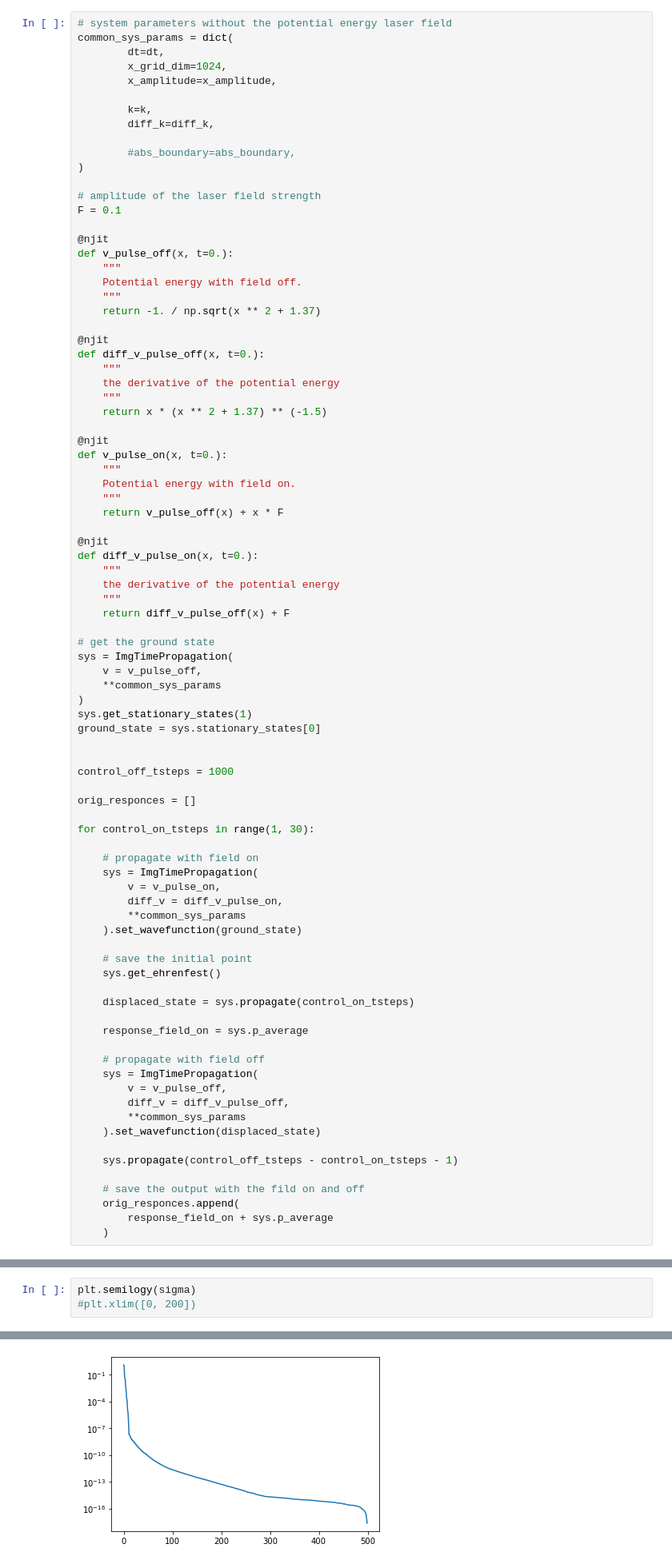
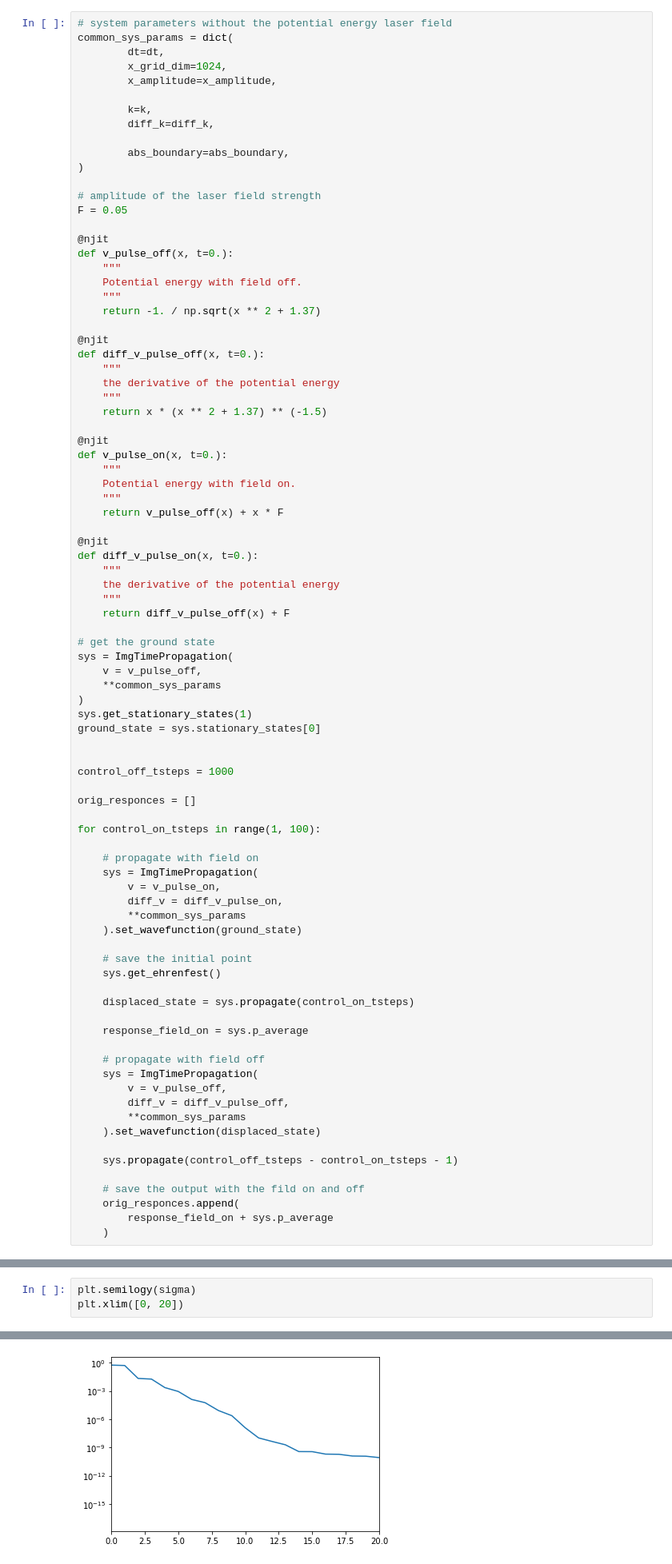
Before and after one commit to dibondar/QSystemIdentification, a Jupyter notebook: sys_id_single_electron_hhg.ipynb, the cells around one changed output, grey strips where cells are left out. Shown: that part at 80% size. Drawn from its saved outputs; the diff is of its cells as text.

```diff
--- a/sys_id_single_electron_hhg.ipynb
+++ b/sys_id_single_electron_hhg.ipynb
@@ -272,11 +273,11 @@ common_sys_params = dict(
         k=k,
         diff_k=diff_k,
 
-        #abs_boundary=abs_boundary,
+        abs_boundary=abs_boundary,
 )
 
 # amplitude of the laser field strength
-F = 0.1
+F = 0.05
 
 @njit
 def v_pulse_off(x, t=0.):
@@ -319,7 +320,7 @@ control_off_tsteps = 1000
 
 orig_responces = []
 
-for control_on_tsteps in range(1, 30):
+for control_on_tsteps in range(1, 100):
 
     # propagate with field on
     sys = ImgTimePropagation(
@@ -376,4 +381,4 @@ Estimated rank  5
 # %%
 plt.semilogy(sigma)
-#plt.xlim([0, 200])
+plt.xlim([0, 20])
 # %% [output]
@@ -381,4 +386,4 @@ plt.semilogy(sigma)
-[figure, old version]
+[figure, new version]
 # %%
 reconstructed = bi_sys_id_my_version(
     orig_responces,
```
Also changed, not shown: parts of 20 cells of this notebook, 2 other files.
